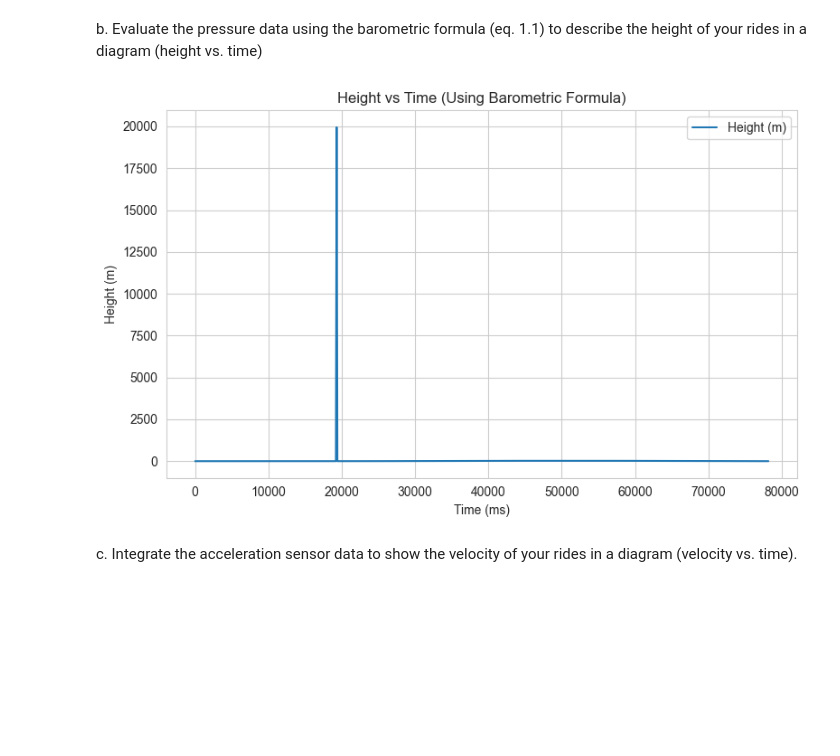
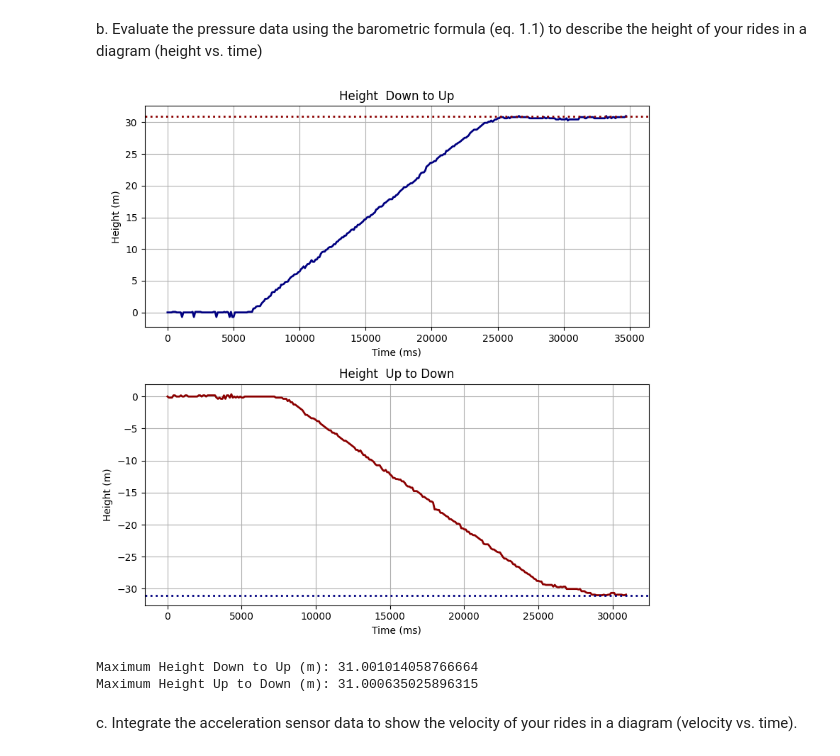
Before and after one commit to SowndaryaLakshmiV/Sensors-Lab-2, a Jupyter notebook: Module_1/Module1.ipynb, the cells around one changed output. Saved outputs shown, nothing was run; the diff lists cells and outputs as text; code cells hidden in the pictures; blank space fills up the shorter version.

```diff
--- a/Module_1/Module1.ipynb
+++ b/Module_1/Module1.ipynb
@@ -9,7 +9,7 @@ t_data = []
 
 with open("Data/Pressure.txt") as f:
     for line in f:
-        pressure_data.append(float(line.split("Pressure:")[1].strip()))
+        pressure_data.append(round( float(line.split("Pressure:")[1].strip())/100, 3) )  # Convert to hPa
         t_data.append(int(line.split("Timestamp:")[1].split("Pressure:")[0].strip()))
 
 timestamp_data = [0]
@@ -327,26 +377,55 @@ plt.show()
 b. Evaluate the pressure data using the barometric formula (eq. 1.1) to describe
 the height of your rides in a diagram (height vs. time)
 # %%
-p0 = elev_pressure[0]   # reference pressure
+# Constants
 g = 9.81
 M = 0.02896
 R = 8.314
-T = 23 + 273            # Kelvin
+# T = 23 + 273   # Kelvin
+temp_d2u = 22 + 273
+temp_u2d = 20 + 273
 
-# height from pressure (array)
-h = -(R * T) / (g * M) * np.log(elev_pressure / p0)
+def compute_height(pressure, T):
+    p0 = pressure[0]
+    h = -(R*T)/(g*M) * np.log(pressure / p0)
+    return h - h[0]
 
-plt.figure(figsize=(8,5))
-plt.plot(elev_timestamp, h, label = 'Height (m)')
+# Compute heights
+h_d2u = compute_height(p_d2u, T= temp_d2u)
+h_u2d = compute_height(p_u2d, T= temp_u2d)
+
+# Max heights
+hmax_d2u = np.max(h_d2u)
+hmax_u2d = np.min(h_u2d)
+
+plt.figure(figsize=(8,8))
+
+# 1. D2U
+plt.subplot(2, 1, 1)
+plt.plot(t_d2u, h_d2u, color="navy", linewidth=2)
+plt.axhline(hmax_d2u, color="darkred", linestyle=":", linewidth=2)   # dotted height line
+plt.title("Height  Down to Up")
 plt.xlabel("Time (ms)")
 plt.ylabel("Height (m)")
-plt.title("Height vs Time (Using Barometric Formula)")
 plt.grid(True)
+
+# 2. U2D
+plt.subplot(2, 1, 2)
+plt.plot(t_u2d, h_u2d, color="darkred", linewidth=2)
+plt.axhline(hmax_u2d, color="navy", linestyle=":", linewidth=2)   # dotted height line
+plt.title("Height  Up to Down")
+plt.xlabel("Time (ms)")
+plt.ylabel("Height (m)")
+plt.grid(True)
+
 plt.tight_layout()
-plt.legend()
 plt.show()
+print("Maximum Height Down to Up (m):", hmax_d2u)
+print("Maximum Height Up to Down (m):", abs(hmax_u2d))
 # %% [output]
-[figure, old version]
+[figure, new version]
+Maximum Height Down to Up (m): 31.001014058766664
+Maximum Height Up to Down (m): 31.000635025896315
 # %% [markdown]
 c. Integrate the acceleration sensor data to show the velocity of your rides in a
 diagram (velocity vs. time).
```
Also changed, not shown: parts of 12 cells of this notebook, 27 other files.
